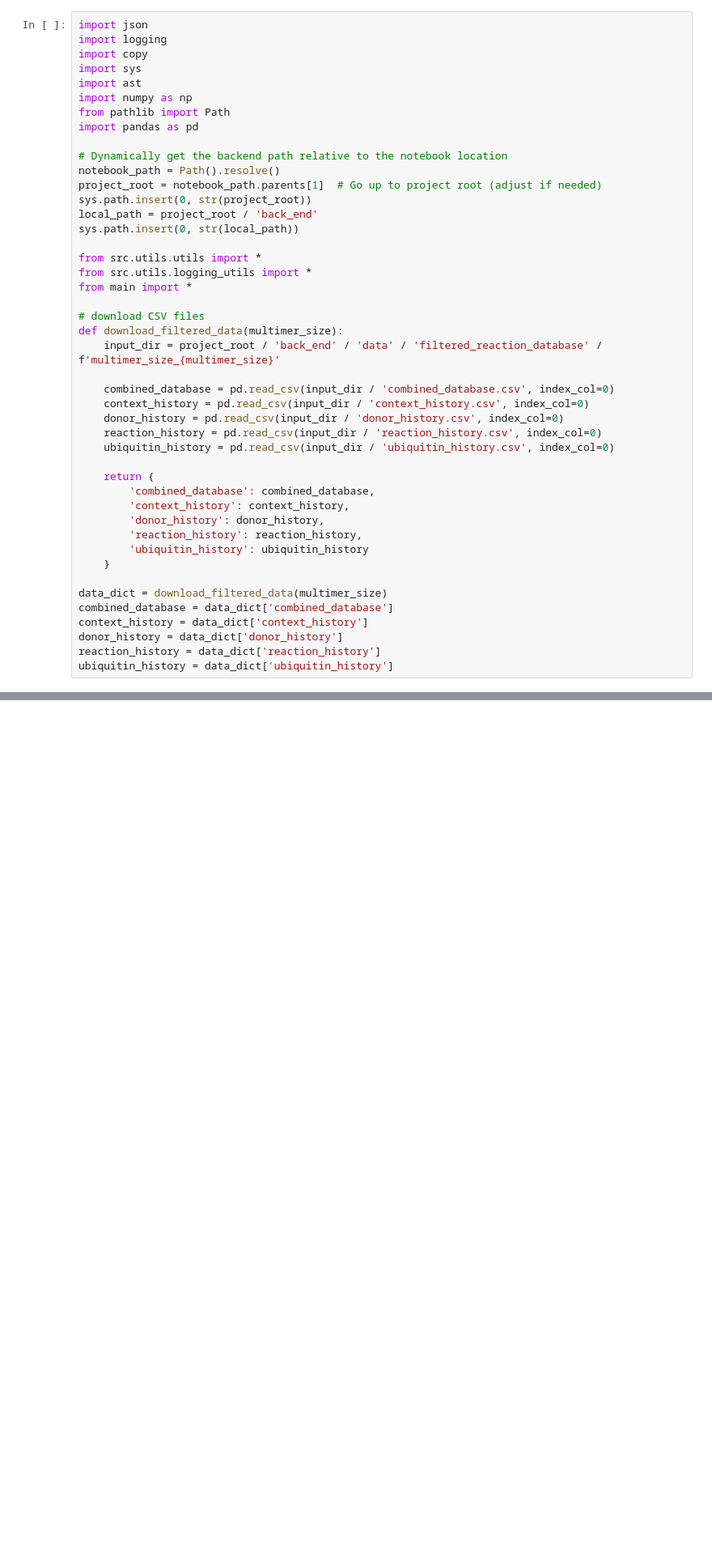
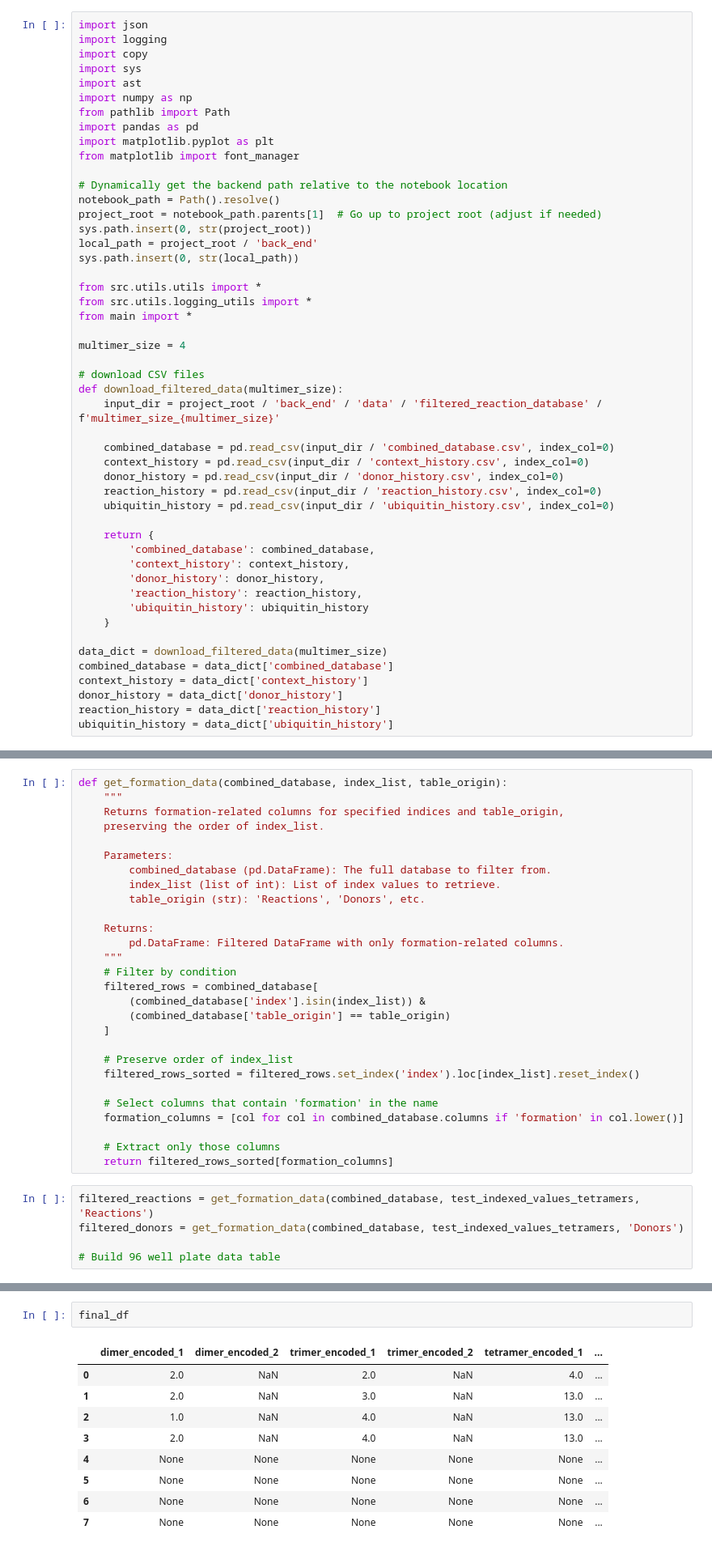
Before and after one commit to erickummelstedt/ubiquitinformatics, a Jupyter notebook: back_end/src/test.ipynb, the cells around one changed output, grey strips where cells are left out. Shown at 81% size. Saved outputs shown, nothing was run; the diff lists cells and outputs as text; blank space fills up the shorter version.

```diff
--- a/back_end/src/test.ipynb
+++ b/back_end/src/test.ipynb
@@ -7,6 +7,8 @@ import ast
 import numpy as np
 from pathlib import Path
 import pandas as pd
+import matplotlib.pyplot as plt
+from matplotlib import font_manager
 
 # Dynamically get the backend path relative to the notebook location
 notebook_path = Path().resolve()
@@ -18,6 +20,8 @@ sys.path.insert(0, str(local_path))
 from src.utils.utils import *
 from src.utils.logging_utils import *
 from main import *
+
+multimer_size = 4
 
 # download CSV files
 def download_filtered_data(multimer_size):
@@ -271,0 +720,33 @@ df.to_csv('Ub5_14.csv', index=False)
+# %%
+def get_formation_data(combined_database, index_list, table_origin):
+    """
+    Returns formation-related columns for specified indices and table_origin,
+    preserving the order of index_list.
+
+    Parameters:
+        combined_database (pd.DataFrame): The full database to filter from.
+        index_list (list of int): List of index values to retrieve.
+        table_origin (str): 'Reactions', 'Donors', etc.
+
+    Returns:
+        pd.DataFrame: Filtered DataFrame with only formation-related columns.
+    """
+    # Filter by condition
+    filtered_rows = combined_database[
+        (combined_database['index'].isin(index_list)) &
+        (combined_database['table_origin'] == table_origin)
+    ]
+
+    # Preserve order of index_list
+    filtered_rows_sorted = filtered_rows.set_index('index').loc[index_list].reset_index()
+
+    # Select columns that contain 'formation' in the name
+    formation_columns = [col for col in combined_database.columns if 'formation' in col.lower()]
+
+    # Extract only those columns
+    return filtered_rows_sorted[formation_columns]
+# %%
+filtered_reactions = get_formation_data(combined_database, test_indexed_values_tetramers, 'Reactions')
+filtered_donors = get_formation_data(combined_database, test_indexed_values_tetramers, 'Donors')
+
+# Build 96 well plate data table
@@ -271,0 +863,12 @@ df.to_csv('Ub5_14.csv', index=False)
+# %%
+final_df
+# %% [output]
+|  | dimer_encoded_1 | dimer_encoded_2 | trimer_encoded_1 | trimer_encoded_2 | tetramer_encoded_1 | ... |
+| 0 | 2.0 | NaN | 2.0 | NaN | 4.0 | ... |
+| 1 | 2.0 | NaN | 3.0 | NaN | 13.0 | ... |
+| 2 | 1.0 | NaN | 4.0 | NaN | 13.0 | ... |
+| 3 | 2.0 | NaN | 4.0 | NaN | 13.0 | ... |
+| 4 | None | None | None | None | None | ... |
+| 5 | None | None | None | None | None | ... |
+| 6 | None | None | None | None | None | ... |
+| 7 | None | None | None | None | None | ... |
```
Also changed, not shown: parts of 15 cells of this notebook, 7 other files.
